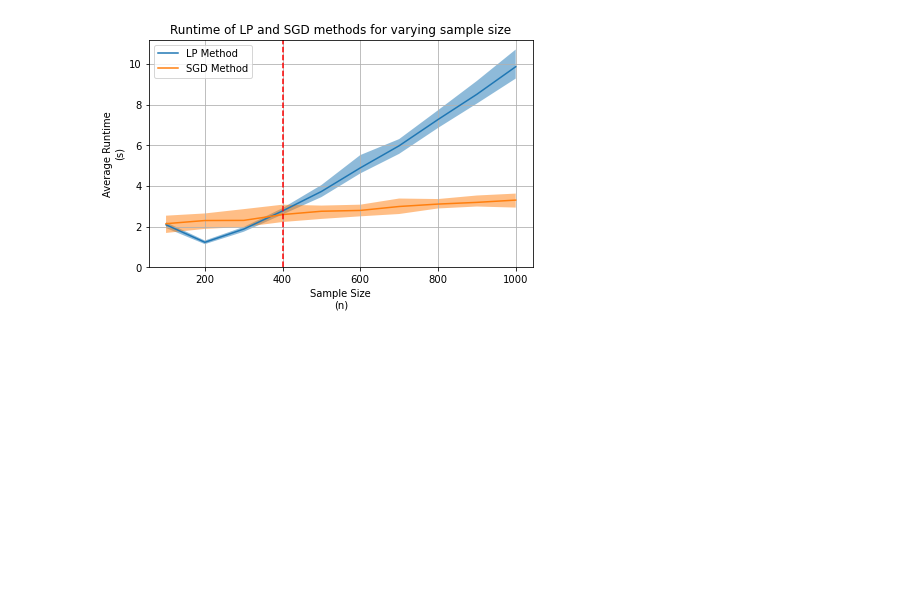
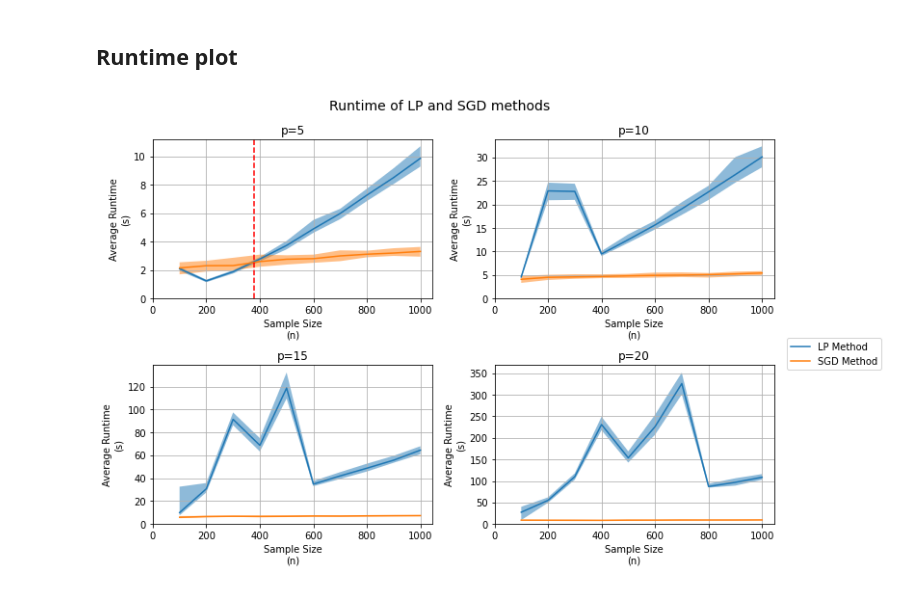
Before and after one commit to michaelzcjia/smart_predict_optimize, a Jupyter notebook: ResultsAnalysis.ipynb, the cells around one changed output. Saved outputs shown, nothing was run; the diff lists cells and outputs as text; code cells hidden in the pictures; blank space fills up the shorter version.

```diff
--- a/ResultsAnalysis.ipynb
+++ b/ResultsAnalysis.ipynb
@@ -6,9 +6,6 @@ import matplotlib.pyplot as plt
 import pandas as pd
 import pickle
 # %%
-pval=5
 resultsfull = pickle.load(open('SPOresultsAllVars.pkl','rb')).unstack().stack(0).droplevel(['grid_dim'])
-results=resultsfull[(resultsfull.reset_index()['p']==pval).values].droplevel(['p']).copy()
+resultsfull['SPO diff'] = 100*(resultsfull['SPO_loss_SGD'] - resultsfull['SPO_loss_direct'])/resultsfull['SPO_loss_direct']
+resultsfull['SPO+ diff'] = 100*(resultsfull['SPO_plus_loss_SGD'] - resultsfull['SPO_plus_loss_direct'])/resultsfull['SPO_plus_loss_direct']
-# %%
-results['SPO diff'] = 100*(results['SPO_loss_SGD'] - results['SPO_loss_direct'])/results['SPO_loss_direct']
-results['SPO+ diff'] = 100*(results['SPO_plus_loss_SGD'] - results['SPO_plus_loss_direct'])/results['SPO_plus_loss_direct']
@@ -50,18 +96,39 @@ runtimeLB = runtimes.groupby('n').quantile(0.025)
+# %% [markdown]
+## Runtime plot
 # %%
-plt.plot(runtimemeans.index,runtimemeans['direct_runtime'], label='LP Method')
-plt.fill_between(runtimemeans.index,runtimeLB['direct_runtime'],runtimeUB['direct_runtime'], alpha=0.5)
+fig, axes = plt.subplots(2,2, figsize=(10,7))
 
-plt.plot(runtimemeans.index,runtimemeans['SGD_runtime'], label='SGD Method')
-plt.fill_between(runtimemeans.index,runtimeLB['SGD_runtime'],runtimeUB['SGD_runtime'], alpha=0.5)
-#plt.axhline(0, c='k')
-plt.ylim(0)
-plt.legend()
-plt.xlabel('Sample Size\n(n)')
-plt.ylabel('Average Runtime\n(s)')
-plt.title('Runtime of LP and SGD methods for varying sample size')
-plt.tight_layout(pad=0.1)
-plt.grid()
-plt.axvline(400,c='r',linestyle='--')
-plt.savefig('Runtime.png')
+pvals=[5,10,15,20]
+for i,pval in enumerate(pvals):
+    results=resultsfull[(resultsfull.reset_index()['p']==pval).values].droplevel(['p']).copy()
+
+    runtimes = results[['direct_runtime','SGD_runtime']]
+    runtimemeans = runtimes.groupby('n').mean()
+    runtimeSD = runtimes.groupby('n').std()
+    runtimeUB = runtimes.groupby('n').quantile(0.975)
+    runtimeLB = runtimes.groupby('n').quantile(0.025)
+
+
+    ax=axes[i//2,i%2]
+
+    ax.plot(runtimemeans.index,runtimemeans['direct_runtime'], label='LP Method')
+    ax.fill_between(runtimemeans.index,runtimeLB['direct_runtime'],runtimeUB['direct_runtime'], alpha=0.5)
+
+    ax.plot(runtimemeans.index,runtimemeans['SGD_runtime'], label='SGD Method')
+    ax.fill_between(runtimemeans.index,runtimeLB['SGD_runtime'],runtimeUB['SGD_runtime'], alpha=0.5)
+    ax.set_ylim(0)
+    ax.set_xlim(0)
+    ax.set_xlabel('Sample Size\n(n)')
+    ax.set_ylabel('Average Runtime\n(s)')
+
+    ax.grid()
+    ax.set_title(f'p={pval}')
+    if pval==5:
+        ax.axvline(380,c='r',linestyle='--')
+
+fig.suptitle('Runtime of LP and SGD methods',fontsize=14)
+plt.tight_layout()
+plt.legend(bbox_to_anchor=(1.4,1.2))
+plt.savefig('Plots/Runtime.png')
 # %% [output]
-[figure, old version]
+[figure, new version]
```
Also changed, not shown: parts of 9 cells of this notebook, 6 other files.
